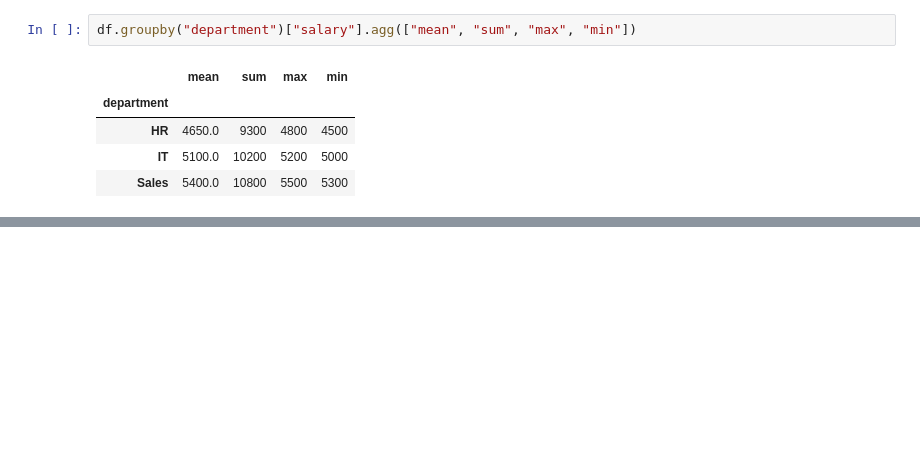
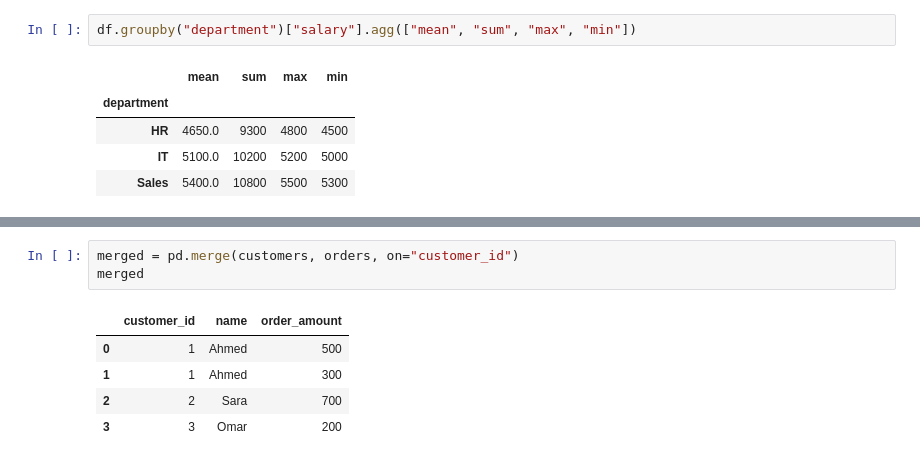
Before and after one commit to hady872/AI_Learning_Journey, a Jupyter notebook: pandas_course/pandas_ai.ipynb, the cells around one changed output, grey strips where cells are left out. Drawn from its saved outputs; the diff is of its cells as text; blank space fills up the shorter version.

```diff
--- a/pandas_course/pandas_ai.ipynb
+++ b/pandas_course/pandas_ai.ipynb
@@ -377,0 +406,9 @@ df.groupby("department")["salary"].agg(["mean", "sum", "max", "min"])
+# %%
+merged = pd.merge(customers, orders, on="customer_id")
+merged
+# %% [output]
+|  | customer_id | name | order_amount |
+| 0 | 1 | Ahmed | 500 |
+| 1 | 1 | Ahmed | 300 |
+| 2 | 2 | Sara | 700 |
+| 3 | 3 | Omar | 200 |
```
Also changed, not shown: parts of 7 cells of this notebook, 1 other file.
